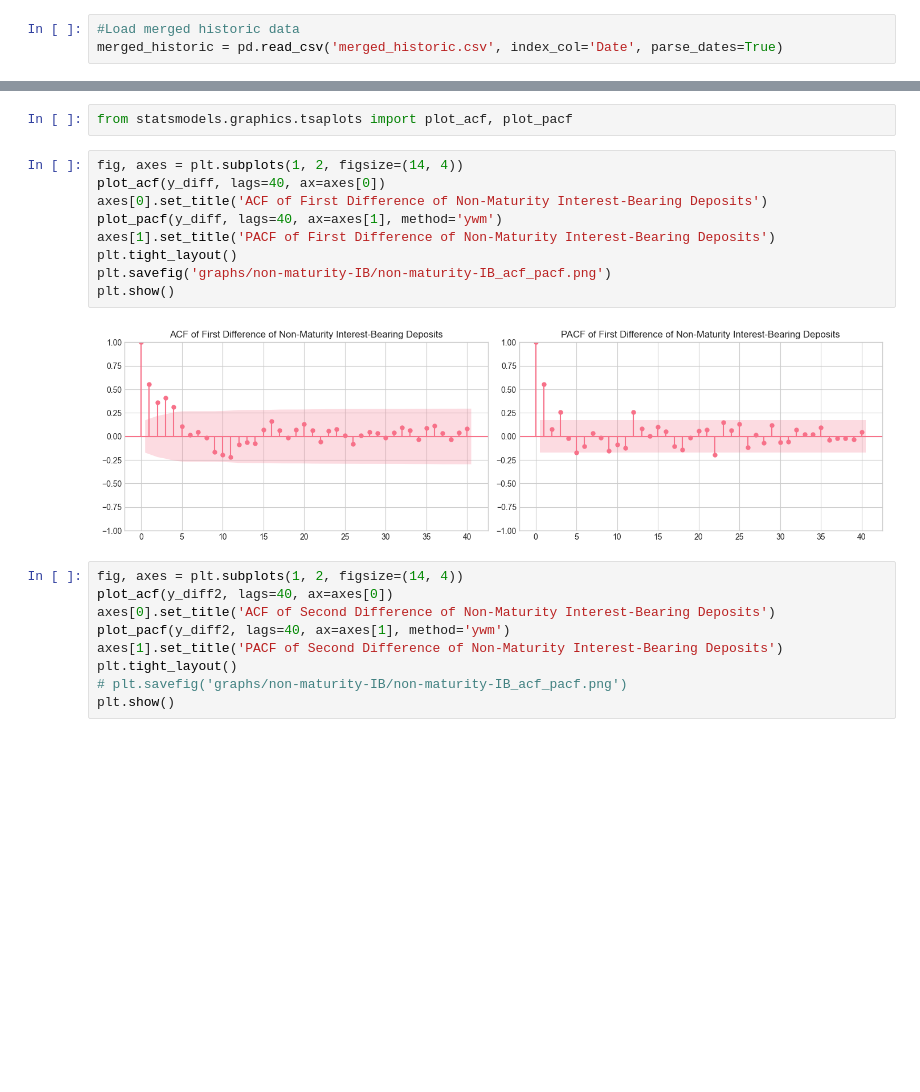
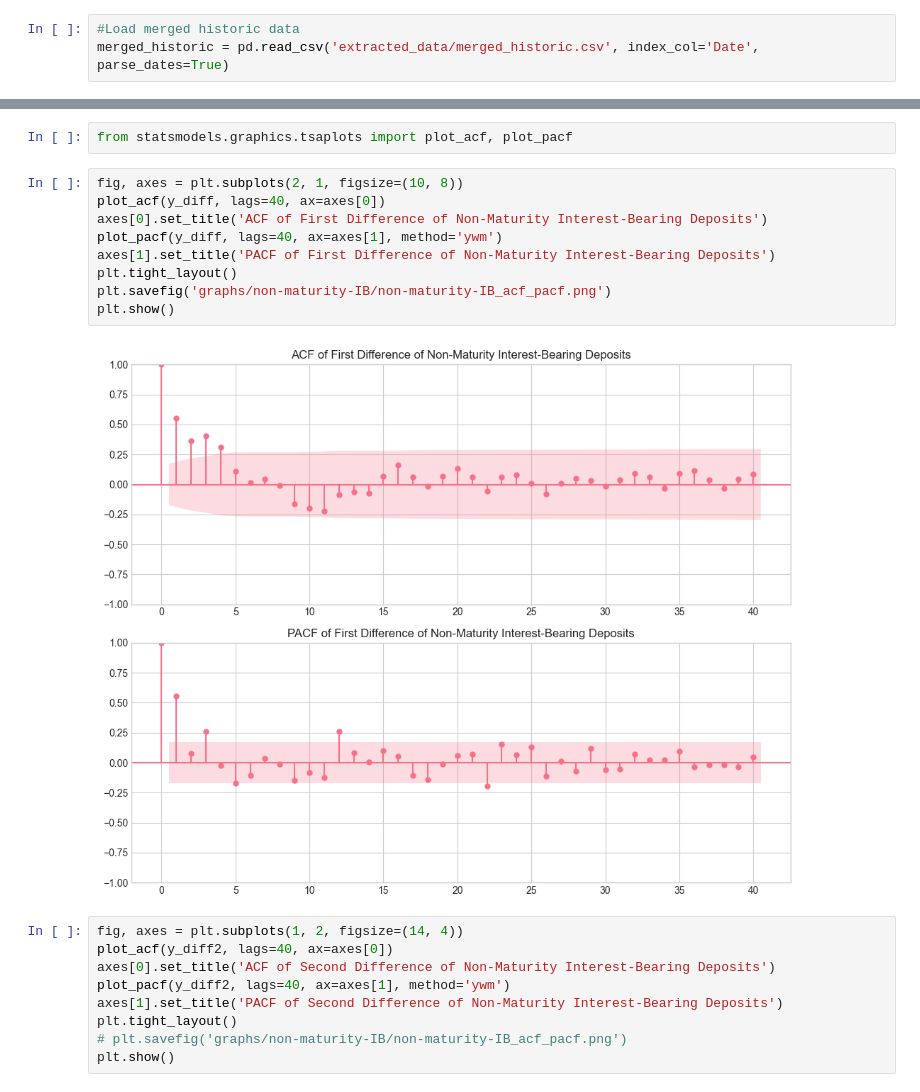
Before and after one commit to divija-rao/Deposit_Modeling, a Jupyter notebook: non_maturity_interest_bearing_deposits.ipynb, the cells around one changed output, grey strips where cells are left out. Cells and saved outputs as stored; diff of their text form; blank space fills up the shorter version.

```diff
--- a/non_maturity_interest_bearing_deposits.ipynb
+++ b/non_maturity_interest_bearing_deposits.ipynb
@@ -59,7 +59,7 @@ plt.style.use('seaborn-v0_8-whitegrid')
 sns.set_palette("husl")
 # %%
 #Load merged historic data
-merged_historic = pd.read_csv('merged_historic.csv', index_col='Date', parse_dates=True)
+merged_historic = pd.read_csv('extracted_data/merged_historic.csv', index_col='Date', parse_dates=True)
 # %%
 merged_historic.head()
 # %% [output]
@@ -170,16 +170,16 @@ plt.show()
 # %%
 from statsmodels.graphics.tsaplots import plot_acf, plot_pacf
 # %%
-fig, axes = plt.subplots(1, 2, figsize=(14, 4))
+fig, axes = plt.subplots(2, 1, figsize=(10, 8))
 plot_acf(y_diff, lags=40, ax=axes[0])
 axes[0].set_title('ACF of First Difference of Non-Maturity Interest-Bearing Deposits')
 plot_pacf(y_diff, lags=40, ax=axes[1], method='ywm')
 axes[1].set_title('PACF of First Difference of Non-Maturity Interest-Bearing Deposits')
 plt.tight_layout()
 plt.savefig('graphs/non-maturity-IB/non-maturity-IB_acf_pacf.png')
 plt.show()
 # %% [output]
-[figure, old version]
+[figure, new version]
 # %%
 fig, axes = plt.subplots(1, 2, figsize=(14, 4))
 plot_acf(y_diff2, lags=40, ax=axes[0])
```
Also changed, not shown: parts of 8 cells of this notebook.
